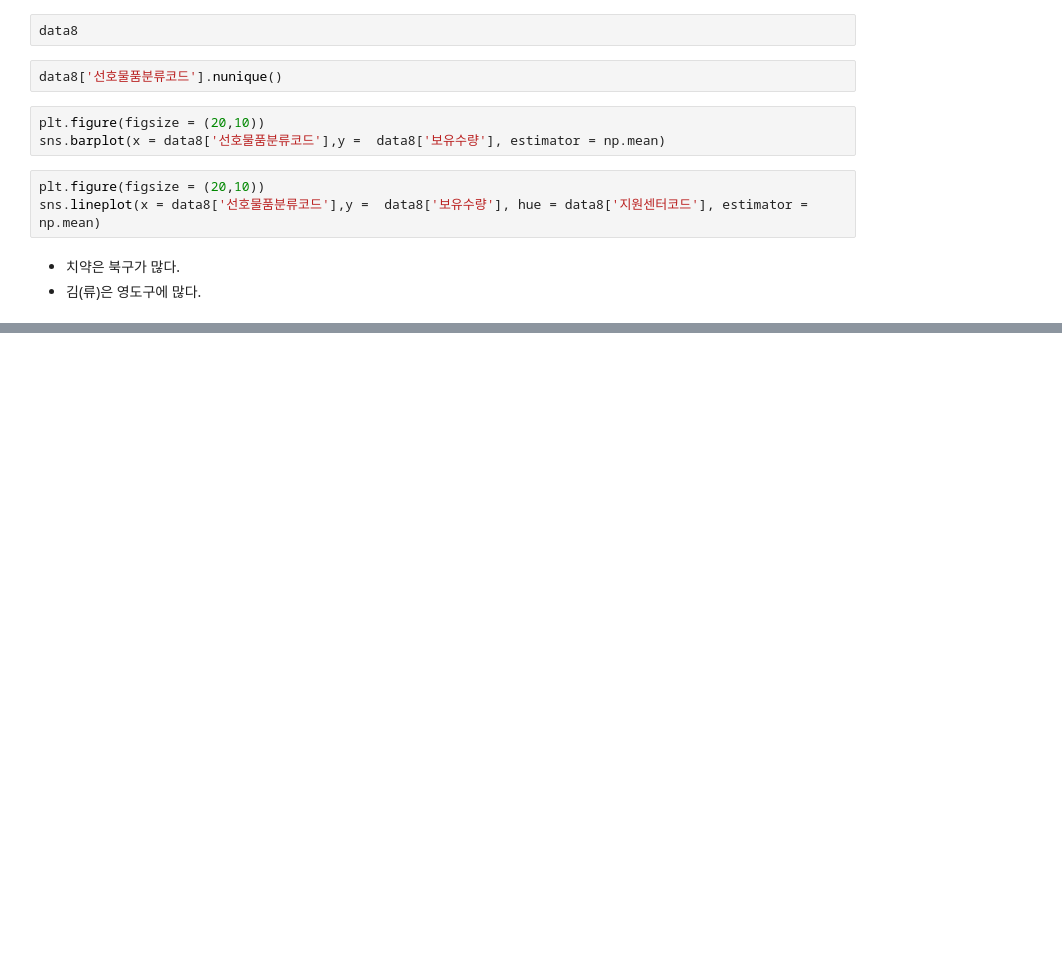
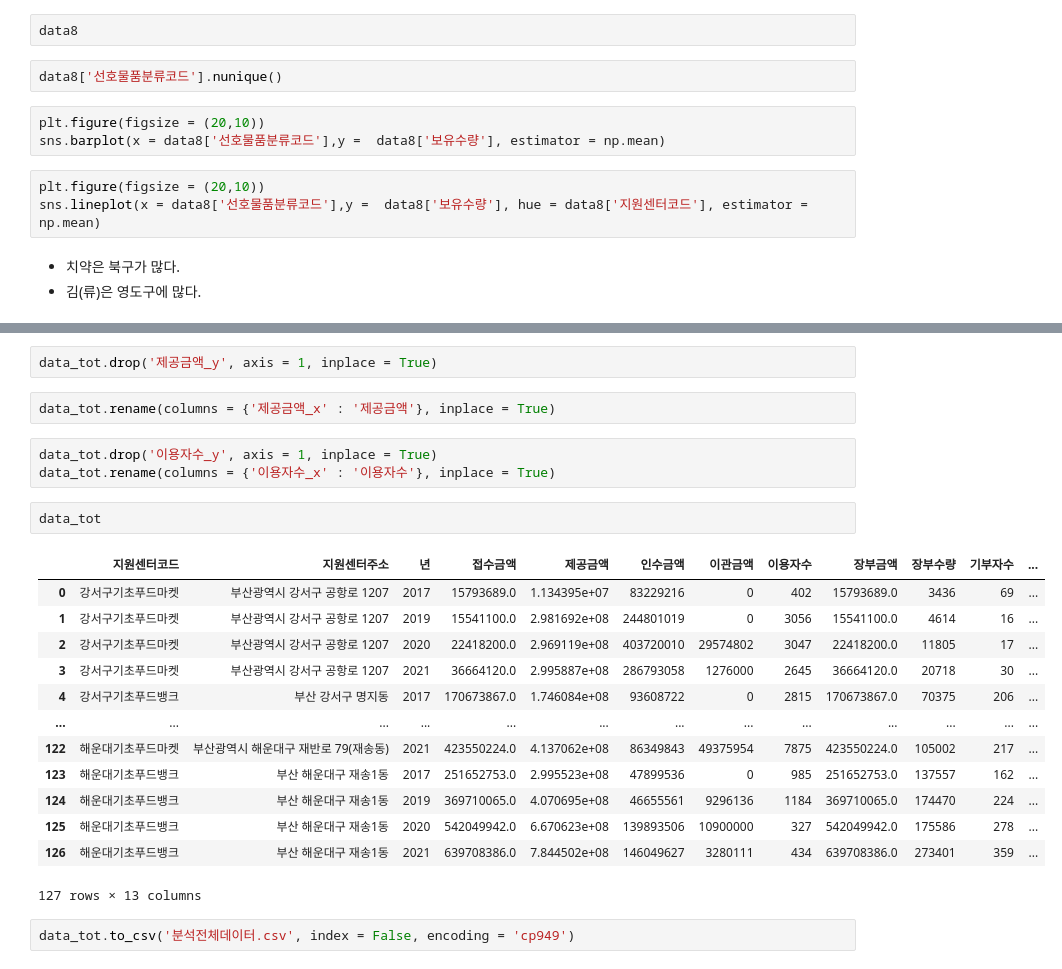
Before and after one commit to Muj2n/Food_Market_Data_Analysis, a Jupyter notebook: 푸드마켓 데이터 분석.ipynb, the cells around one changed output, grey strips where cells are left out. Drawn from its saved outputs; the diff is of its cells as text; blank space fills up the shorter version.

```diff
--- a/푸드마켓 데이터 분석.ipynb
+++ b/푸드마켓 데이터 분석.ipynb
@@ -595,0 +991,25 @@ sns.lineplot(x = data8['선호물품분류코드'],y =  data8['보유수량'], h
+# %%
+data_tot.drop('제공금액_y', axis = 1, inplace = True)
+# %%
+data_tot.rename(columns = {'제공금액_x' : '제공금액'}, inplace = True)
+# %%
+data_tot.drop('이용자수_y', axis = 1, inplace = True)
+data_tot.rename(columns = {'이용자수_x' : '이용자수'}, inplace = True)
+# %%
+data_tot
+# %% [output]
+|  | 지원센터코드 | 지원센터주소 | 년 | 접수금액 | 제공금액 | 인수금액 | 이관금액 | 이용자수 | 장부금액 | 장부수량 | 기부자수 | ... |
+| 0 | 강서구기초푸드마켓 | 부산광역시 강서구 공항로 1207 | 2017 | 15793689.0 | 1.134395e+07 | 83229216 | 0 | 402 | 15793689.0 | 3436 | 69 | ... |
+| 1 | 강서구기초푸드마켓 | 부산광역시 강서구 공항로 1207 | 2019 | 15541100.0 | 2.981692e+08 | 244801019 | 0 | 3056 | 15541100.0 | 4614 | 16 | ... |
+| 2 | 강서구기초푸드마켓 | 부산광역시 강서구 공항로 1207 | 2020 | 22418200.0 | 2.969119e+08 | 403720010 | 29574802 | 3047 | 22418200.0 | 11805 | 17 | ... |
+| 3 | 강서구기초푸드마켓 | 부산광역시 강서구 공항로 1207 | 2021 | 36664120.0 | 2.995887e+08 | 286793058 | 1276000 | 2645 | 36664120.0 | 20718 | 30 | ... |
+| 4 | 강서구기초푸드뱅크 | 부산 강서구 명지동 | 2017 | 170673867.0 | 1.746084e+08 | 93608722 | 0 | 2815 | 170673867.0 | 70375 | 206 | ... |
+| ... | ... | ... | ... | ... | ... | ... | ... | ... | ... | ... | ... | ... |
+| 122 | 해운대기초푸드마켓 | 부산광역시 해운대구 재반로 79(재송동) | 2021 | 423550224.0 | 4.137062e+08 | 86349843 | 49375954 | 7875 | 423550224.0 | 105002 | 217 | ... |
+| 123 | 해운대기초푸드뱅크 | 부산 해운대구 재송1동 | 2017 | 251652753.0 | 2.995523e+08 | 47899536 | 0 | 985 | 251652753.0 | 137557 | 162 | ... |
+| 124 | 해운대기초푸드뱅크 | 부산 해운대구 재송1동 | 2019 | 369710065.0 | 4.070695e+08 | 46655561 | 9296136 | 1184 | 369710065.0 | 174470 | 224 | ... |
+| 125 | 해운대기초푸드뱅크 | 부산 해운대구 재송1동 | 2020 | 542049942.0 | 6.670623e+08 | 139893506 | 10900000 | 327 | 542049942.0 | 175586 | 278 | ... |
+| 126 | 해운대기초푸드뱅크 | 부산 해운대구 재송1동 | 2021 | 639708386.0 | 7.844502e+08 | 146049627 | 3280111 | 434 | 639708386.0 | 273401 | 359 | ... |
+127 rows × 13 columns
+# %%
+data_tot.to_csv('분석전체데이터.csv', index = False, encoding = 'cp949')
```
Also changed, not shown: parts of 75 cells of this notebook, 9 other files.
